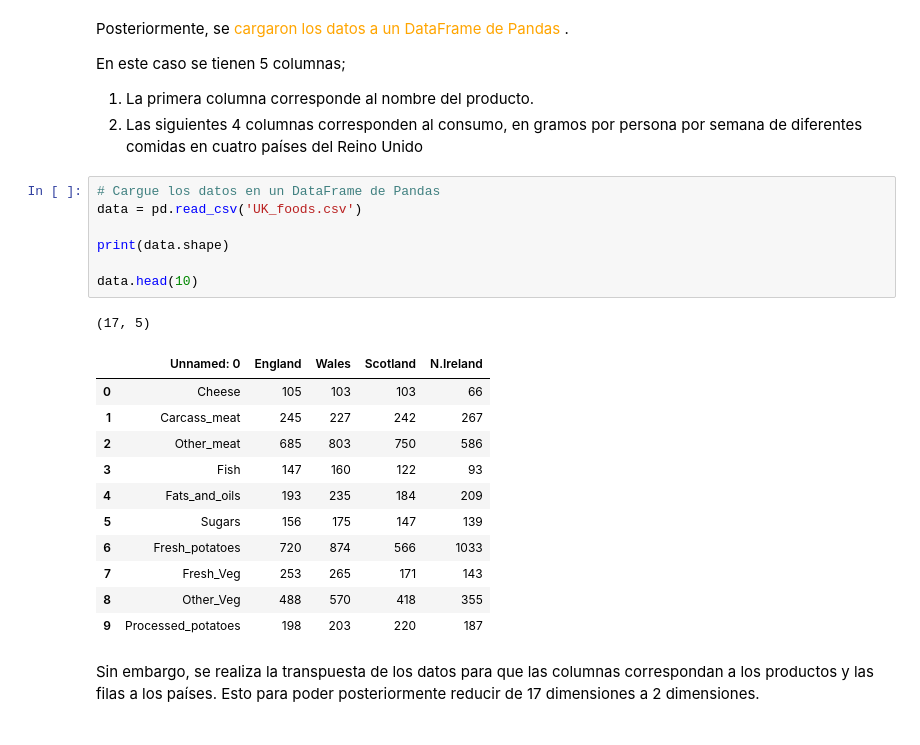
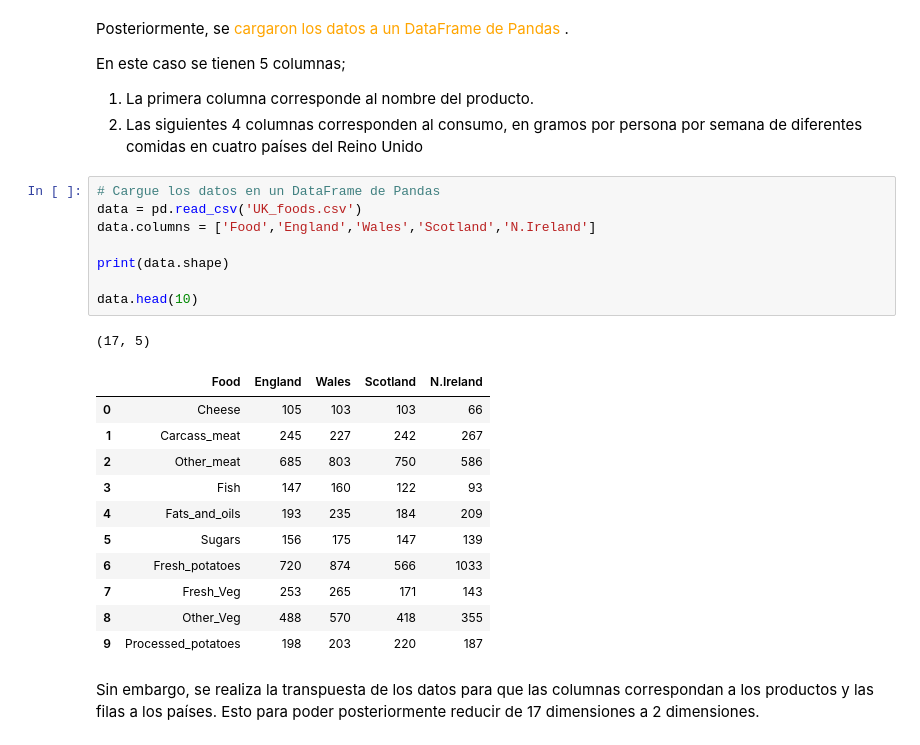
Before and after one commit to 20Candy/Lab5_DataScience, a Jupyter notebook: main.ipynb, the cells around one changed output. Drawn from its saved outputs; the diff is of its cells as text.

```diff
--- a/main.ipynb
+++ b/main.ipynb
@@ -25,13 +25,14 @@ En este caso se tienen 5 columnas;
 # %%
 # Cargue los datos en un DataFrame de Pandas
 data = pd.read_csv('UK_foods.csv')
+data.columns = ['Food','England','Wales','Scotland','N.Ireland']
 
 print(data.shape)
 
 data.head(10)
 # %% [output]
 (17, 5)
-|  | Unnamed: 0 | England | Wales | Scotland | N.Ireland |
+|  | Food | England | Wales | Scotland | N.Ireland |
 | 0 | Cheese | 105 | 103 | 103 | 66 |
 | 1 | Carcass_meat | 245 | 227 | 242 | 267 |
 | 2 | Other_meat | 685 | 803 | 750 | 586 |
```
Also changed, not shown: parts of 5 cells of this notebook.
